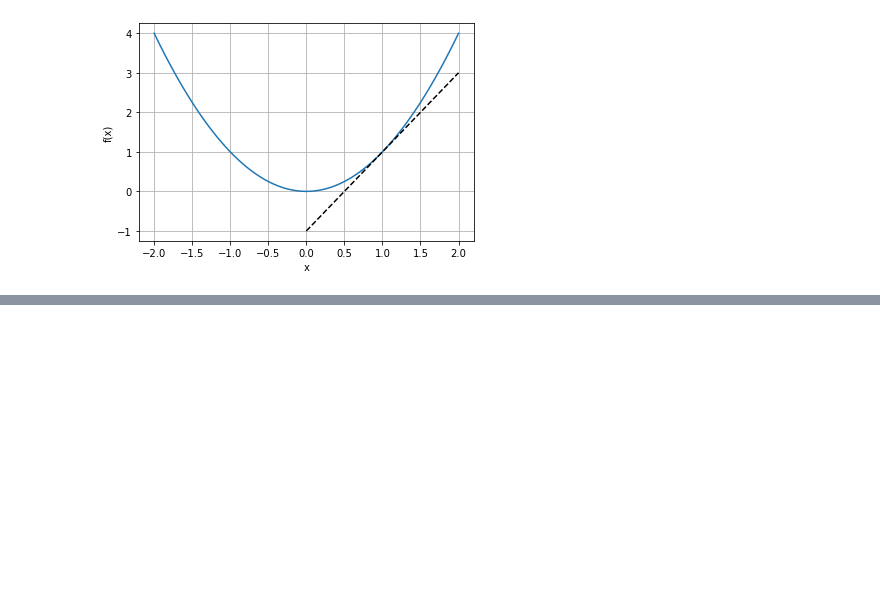
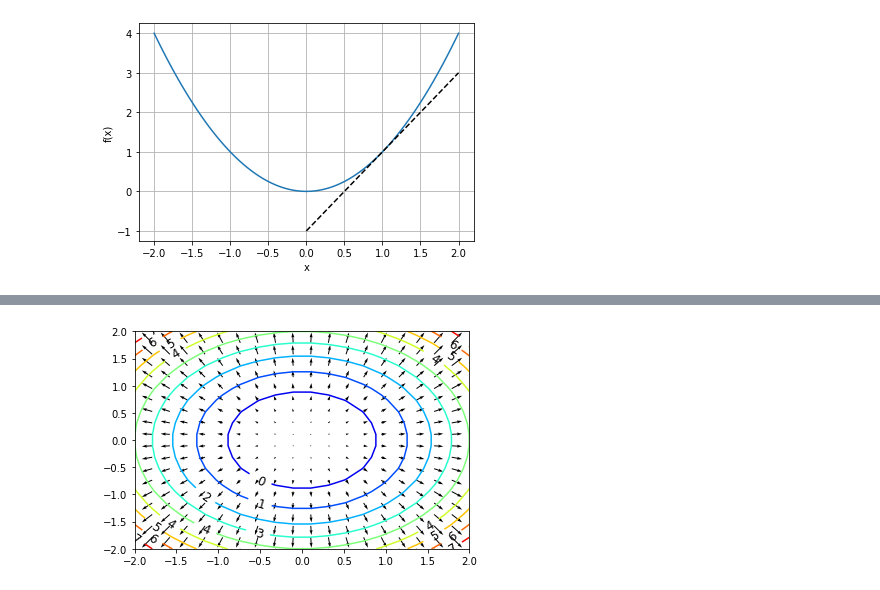
Before and after one commit to eddardd/eddardd.github.io, a Jupyter notebook: _posts/notebooks/Calculus Derivatives.ipynb, the cells around one changed output, grey strips where cells are left out. Saved outputs shown, nothing was run; the diff lists cells and outputs as text; code cells hidden in the pictures; blank space fills up the shorter version.

```diff
--- a/_posts/notebooks/Calculus Derivatives.ipynb
+++ b/_posts/notebooks/Calculus Derivatives.ipynb
@@ -116,0 +160,24 @@ plt.savefig('../../images/PostFigures/Calculus/TgtLine.png')
+# %%
+x = np.linspace(-2, 2, 20)
+y = np.linspace(-2, 2, 20)
+X, Y = np.meshgrid(x, y)
+
+vecs = np.c_[X.ravel(), Y.ravel()]
+U = []
+V = []
+Z = []
+for v in vecs:
+    Z.append(f(v[0], v[1]))
+    g = grad_f(v[0], v[1])
+    U.append(g[0])
+    V.append(g[1])
+Z = np.array(Z).reshape(X.shape)
+U = np.array(U).reshape(X.shape)
+V = np.array(V).reshape(X.shape)
+# %%
+Cplot = plt.contour(X, Y, Z, cmap='jet', levels=10)
+plt.clabel(Cplot, fmt="%2.1d", colors='k', fontsize=12)
+plt.quiver(X, Y, U, V)
+plt.savefig('../../images/PostFigures/Calculus/Grad2d.png')
+# %% [output]
+[figure, added]
```
Also changed, not shown: parts of 6 cells of this notebook, 1 other file.
